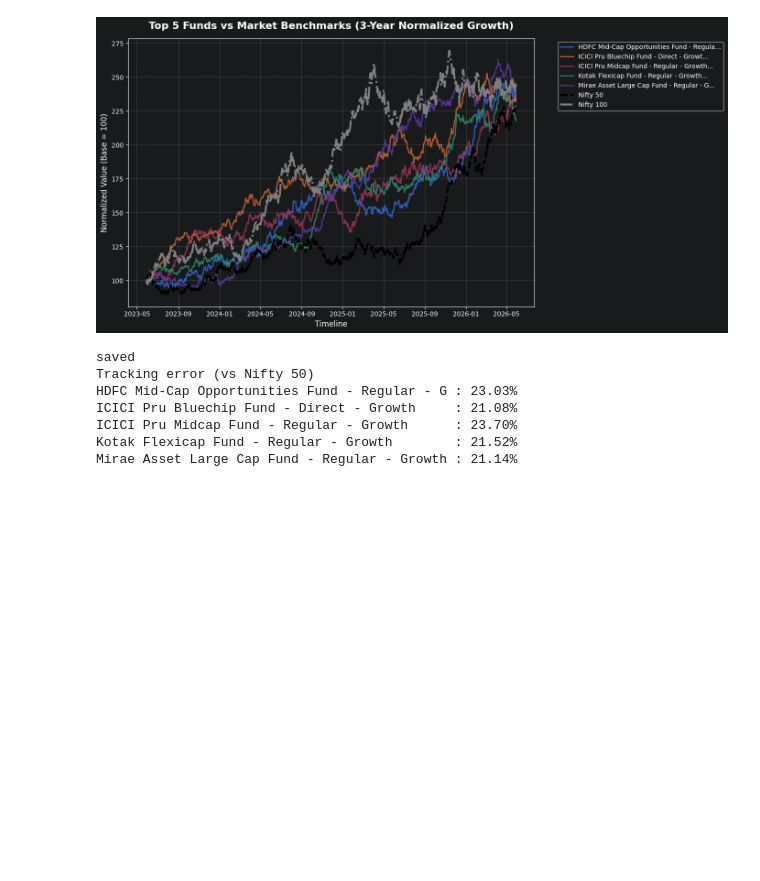
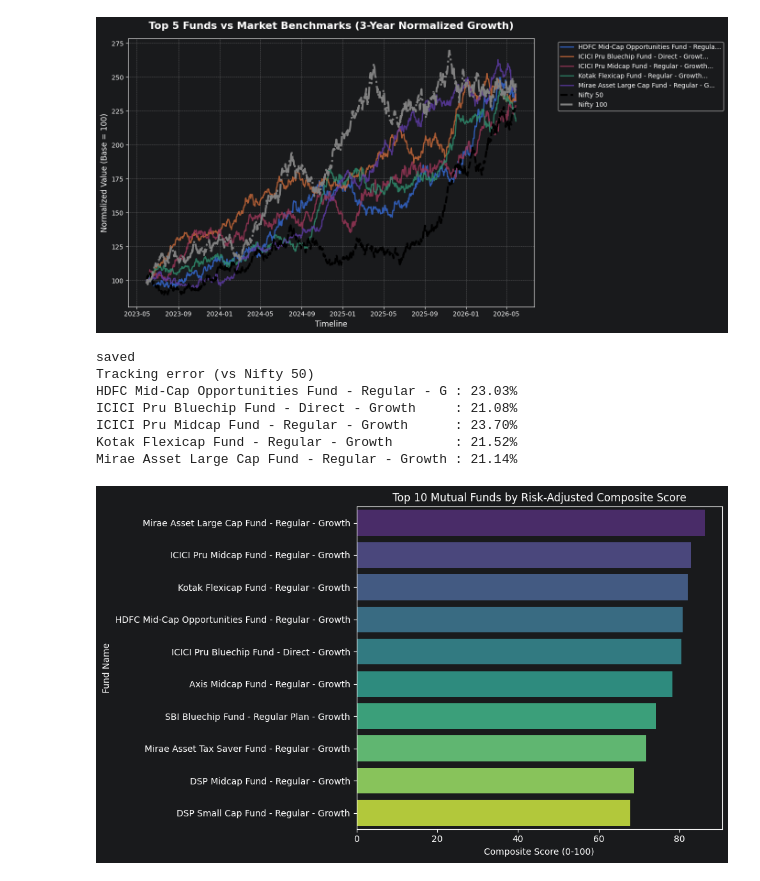
Before and after one commit to devkumar2313/bluestock_mf_capstone, a Jupyter notebook: notebooks/04_performance_analytics.ipynb, the cells around one changed output. Saved outputs shown, nothing was run; the diff lists cells and outputs as text; code cells hidden in the pictures; blank space fills up the shorter version.

```diff
--- a/notebooks/04_performance_analytics.ipynb
+++ b/notebooks/04_performance_analytics.ipynb
@@ -279,3 +271,20 @@ ICICI Pru Bluechip Fund - Direct - Growth     : 21.08%
 ICICI Pru Midcap Fund - Regular - Growth      : 23.70%
 Kotak Flexicap Fund - Regular - Growth        : 21.52%
 Mirae Asset Large Cap Fund - Regular - Growth : 21.14%
+# %%
+import matplotlib.pyplot as plt
+import seaborn as sns
+
+top_funds = df_scorecard.sort_values(by='fund_score', ascending=False).head(10)
+
+plt.figure(figsize=(10, 6))
+sns.barplot(data=top_funds, x='fund_score', y='scheme_name', palette='viridis')
+plt.title('Top 10 Mutual Funds by Risk-Adjusted Composite Score')
+plt.xlabel('Composite Score (0-100)')
+plt.ylabel('Fund Name')
+plt.tight_layout()
+
+plt.savefig(img_dir / 'top_10_fund_by_composite.png', bbox_inches='tight')
+plt.show()
+# %% [output]
+[figure, added]
```
Also changed, not shown: parts of 4 cells of this notebook, 16 other files.
